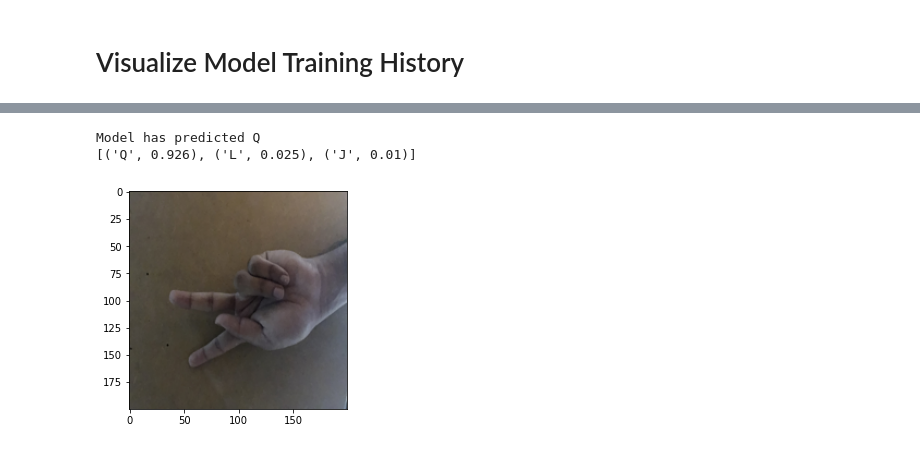
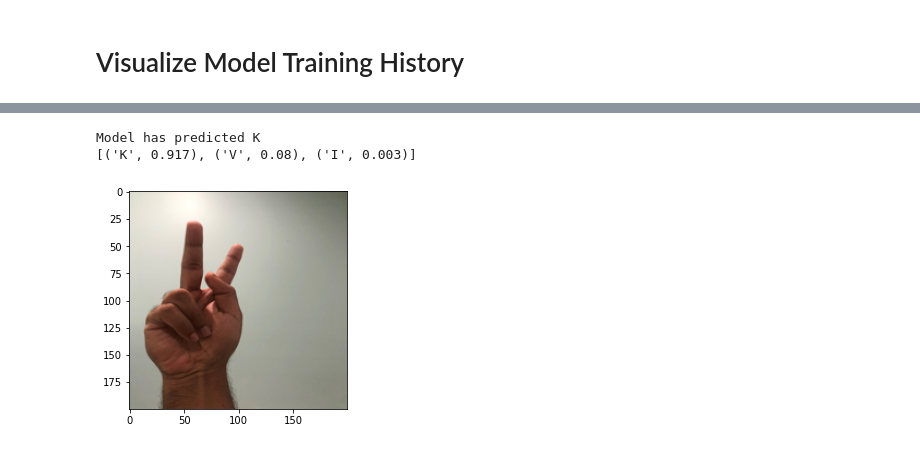
Before and after one commit to TyronSamaroo/ASL-Alpha-NeuralNet, a Jupyter notebook: ASL-Classification-Tyron.ipynb, the cells around one changed output, grey strips where cells are left out. Saved outputs shown, nothing was run; the diff lists cells and outputs as text; code cells hidden in the pictures.

Commit message:
Fixed new image classification, Added two examples to test. Also added optional method to load model and test it without retraining

```diff
--- a/ASL-Classification-Tyron.ipynb
+++ b/ASL-Classification-Tyron.ipynb
@@ -341,7 +341,7 @@ dict_keys(['val_loss', 'val_accuracy', 'loss', 'accuracy'])
 # %%
 #This fails :( suppose to be a K
-real_image_test('K_Tyron1.jpg')
+real_image_test('K_Tyron3.jpg')
 # %% [output]
-Model has predicted Q
-[('Q', 0.926), ('L', 0.025), ('J', 0.01)]
+Model has predicted K
+[('K', 0.917), ('V', 0.08), ('I', 0.003)]
-[figure, old version]
+[figure, new version]
```
Also changed, not shown: parts of 11 cells of this notebook.
